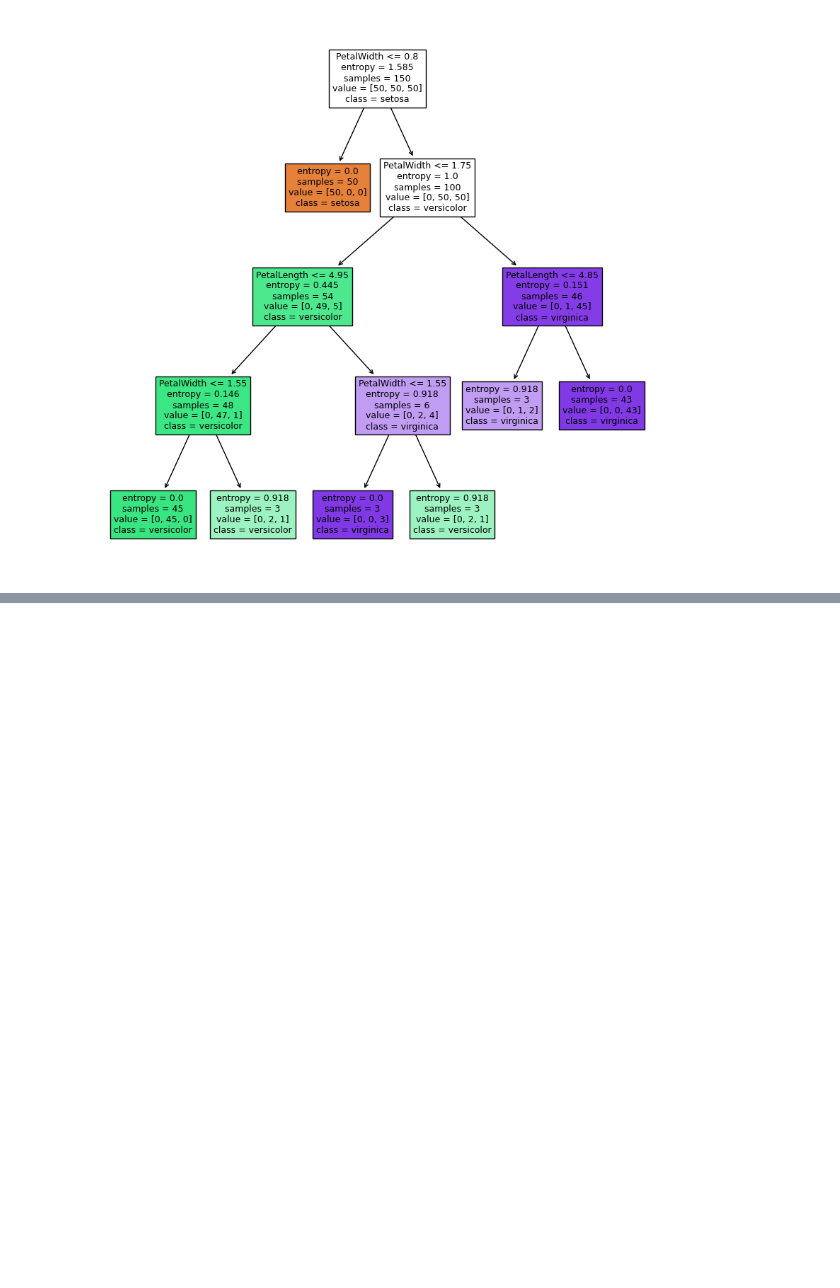
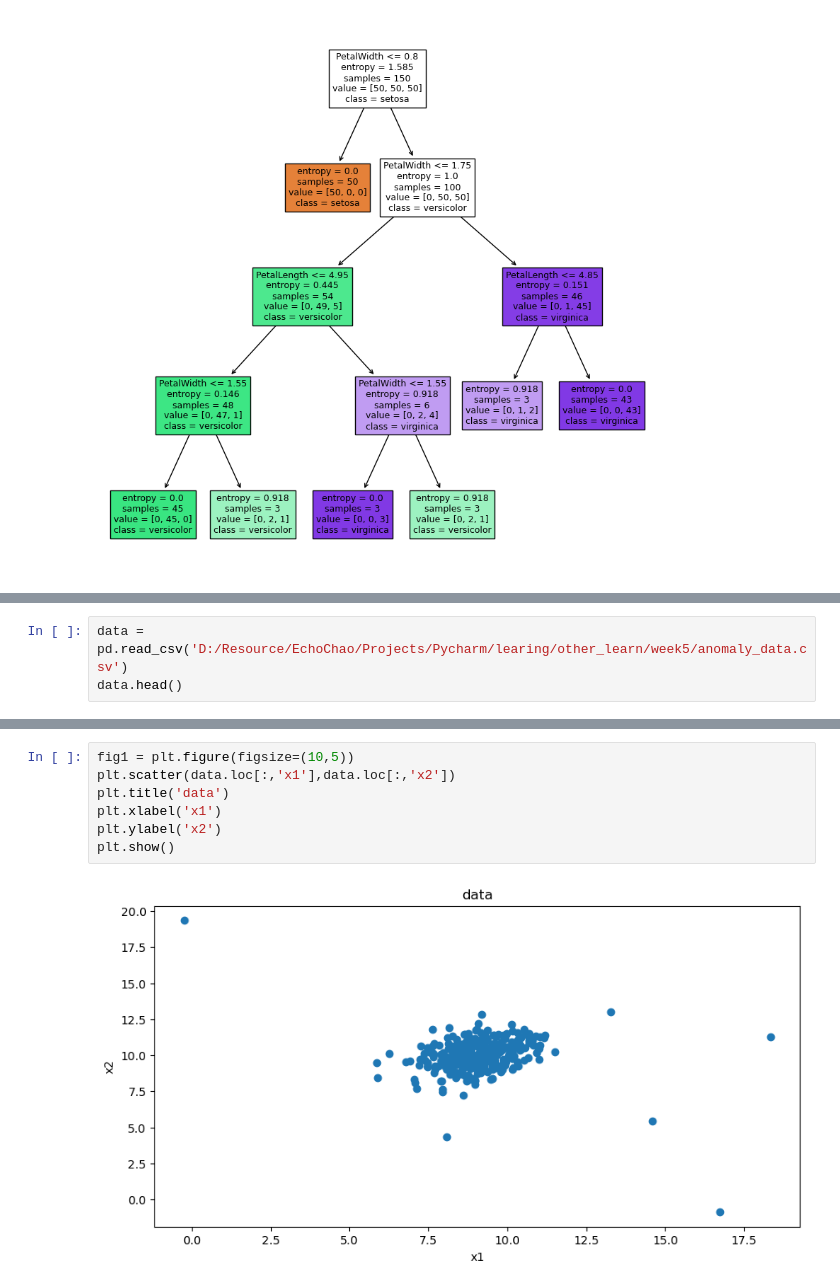
Before and after one commit to ChaoEcho/ml_learn, a Jupyter notebook: my_learn/learn-8-6.ipynb, the cells around one changed output, grey strips where cells are left out. Saved outputs shown, nothing was run; the diff lists cells and outputs as text; blank space fills up the shorter version.

```diff
--- a/my_learn/learn-8-6.ipynb
+++ b/my_learn/learn-8-6.ipynb
@@ -79,0 +82,3 @@ tree.plot_tree(dc_tree,filled='True',feature_names=['SepalLength', 'SepalWidth',
+# %%
+data = pd.read_csv('D:/Resource/EchoChao/Projects/Pycharm/learing/other_learn/week5/anomaly_data.csv')
+data.head()
@@ -79,0 +92,9 @@ tree.plot_tree(dc_tree,filled='True',feature_names=['SepalLength', 'SepalWidth',
+# %%
+fig1 = plt.figure(figsize=(10,5))
+plt.scatter(data.loc[:,'x1'],data.loc[:,'x2'])
+plt.title('data')
+plt.xlabel('x1')
+plt.ylabel('x2')
+plt.show()
+# %% [output]
+[figure, added]
```
Also changed, not shown: parts of 10 cells of this notebook.
